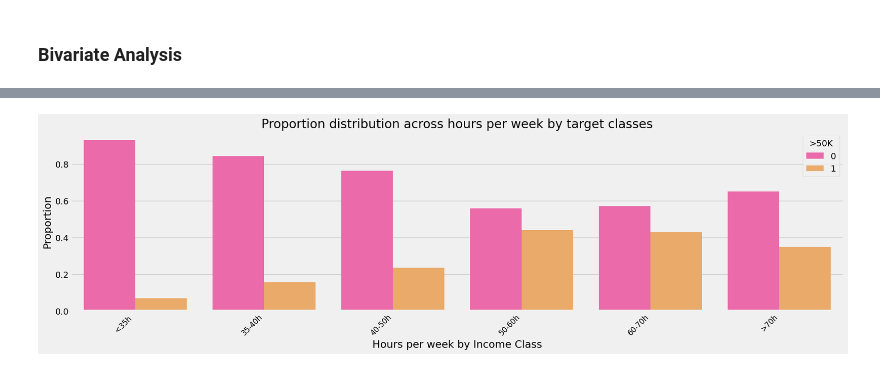
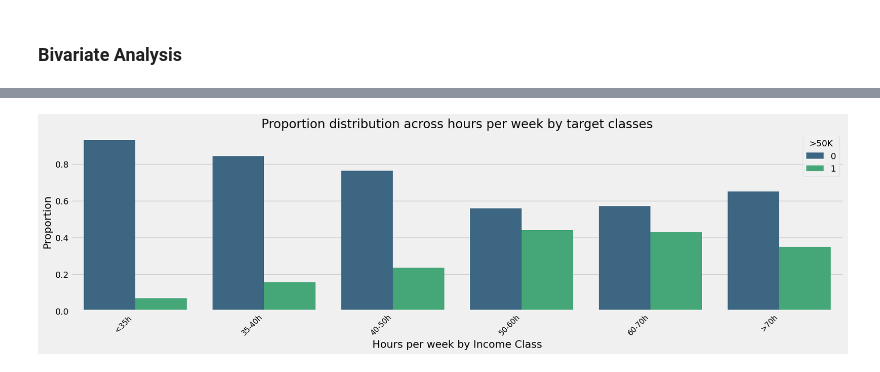
Before and after one commit to jrafei/income-prediction, a Jupyter notebook: notebooks/data_exploration.ipynb, the cells around one changed output, grey strips where cells are left out. Saved outputs shown, nothing was run; the diff lists cells and outputs as text; code cells hidden in the pictures.

```diff
--- a/notebooks/data_exploration.ipynb
+++ b/notebooks/data_exploration.ipynb
@@ -525,28 +543,28 @@ plt.show()
 # %%
 # Proportion of income classes by Hours per week (categorized)
 
 bins = [0, 35, 40, 50, 60, 70, float('inf')]
 labels = ['<35h ', '35-40h', '40-50h', '50-60h', '60-70h', '>70h']
 
 # Create a new column for binned hours-per-week
 
 data['hours_per_week_binned'] = pd.cut(data['hours-per-week'], bins=bins, labels=labels, right=False)
 
 # Calculate proportions
 proportion_data = data.groupby(['hours_per_week_binned', '>50K']).size().reset_index(name='count')
 total_counts = proportion_data.groupby('hours_per_week_binned')['count'].transform('sum')
 proportion_data['proportion'] = proportion_data['count'] / total_counts
 
 # Plot
 plt.figure(figsize=(20, 5))
-bar_plot = sns.barplot(x='hours_per_week_binned', y='proportion', hue='>50K', data=proportion_data, palette='spring')
+bar_plot = sns.barplot(x='hours_per_week_binned', y='proportion', hue='>50K', data=proportion_data, palette='viridis')
 plt.xlabel("Hours per week by Income Class")
 plt.ylabel("Proportion")
 plt.xticks(rotation=45, horizontalalignment='right', fontsize=12)
 plt.title("Proportion distribution across hours per week by target classes")
 plt.legend(title='>50K')
 plt.show()
 
 data.drop('hours_per_week_binned', axis=1, inplace=True)
 # %% [output]
-[figure, old version]
+[figure, new version]
```
Also changed, not shown: parts of 19 cells of this notebook, 2 other files.
